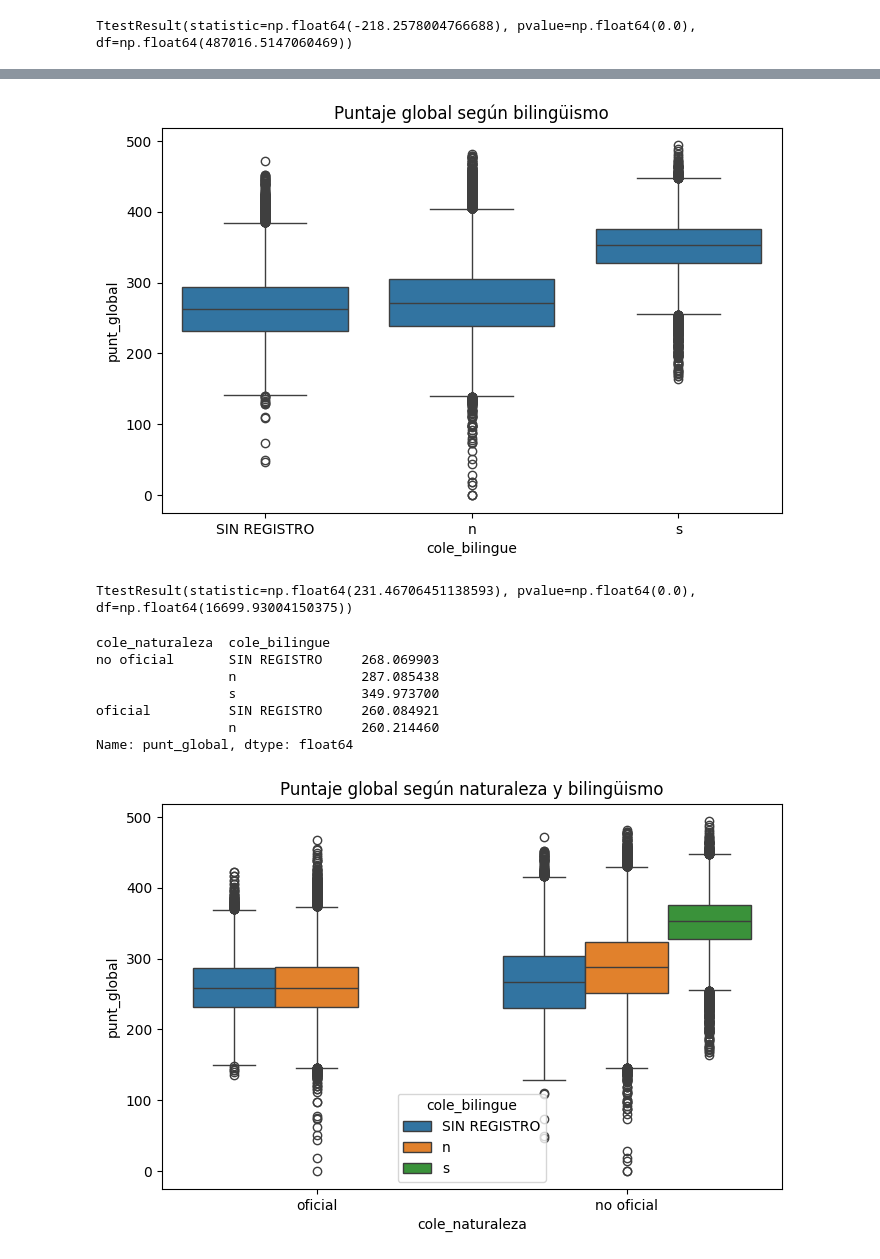
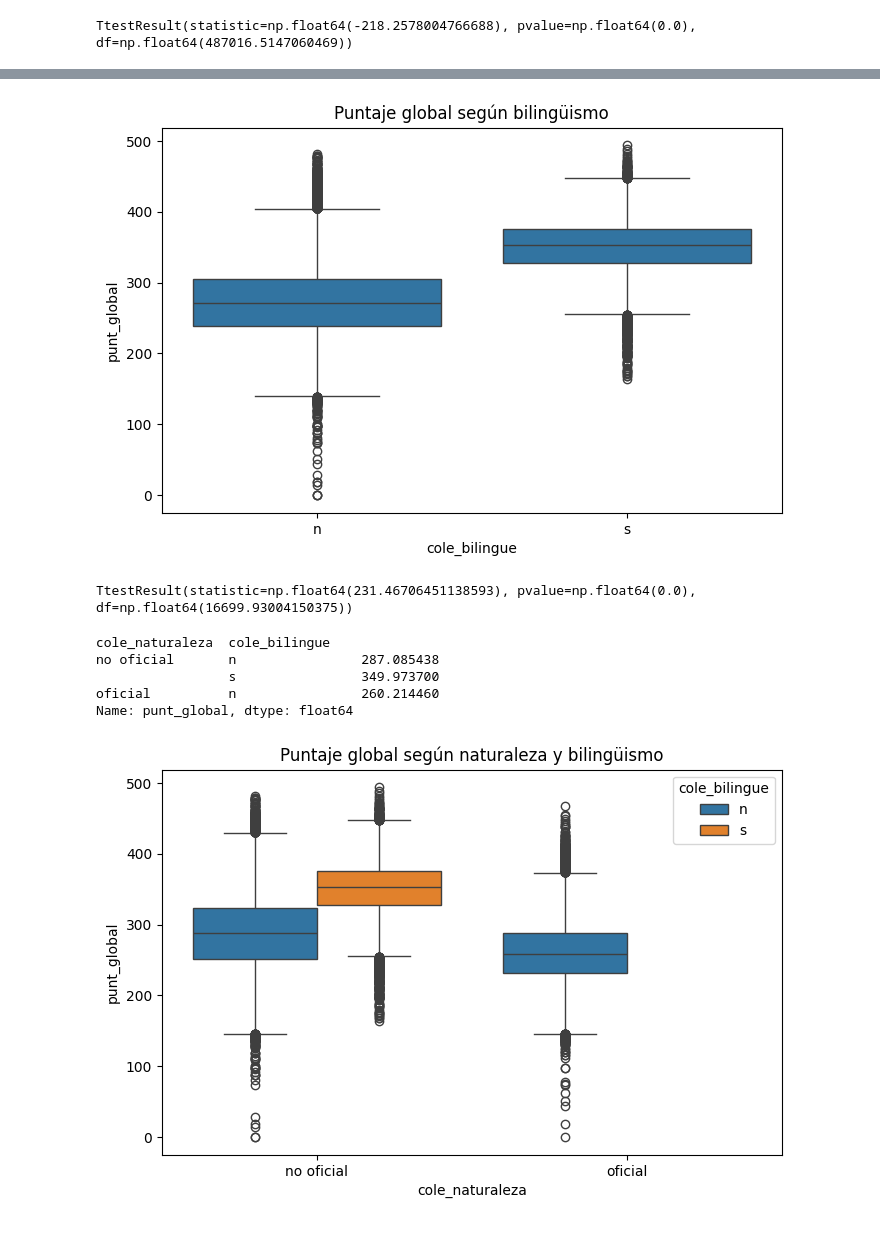
Before and after one commit to jhernandezj09/Proyecto-1, a Jupyter notebook: notebooks/AnalisisDatopPregunta2.ipynb, the cells around one changed output, grey strips where cells are left out. Saved outputs shown, nothing was run; the diff lists cells and outputs as text; code cells hidden in the pictures.

```diff
--- a/notebooks/AnalisisDatopPregunta2.ipynb
+++ b/notebooks/AnalisisDatopPregunta2.ipynb
@@ -52,7 +52,8 @@ stats.ttest_ind(oficial, no_oficial, equal_var=False)
 # %% [output]
 TtestResult(statistic=np.float64(-218.2578004766688), pvalue=np.float64(0.0), df=np.float64(487016.5147060469))
 # %%
-df.groupby("cole_bilingue")["punt_global"].agg(["count","mean","std","median"])
+df_bilingue = df[df["cole_bilingue"] != "SIN REGISTRO"]
+df_bilingue.groupby("cole_bilingue")["punt_global"].agg(["count","mean","std","median"])
 # %% [output]
 |  | count | mean | std | median |
 | cole_bilingue |  |  |  |  |
@@ -61,9 +61,9 @@ df.groupby("cole_bilingue")["punt_global"].agg(["count","mean","std","median"])
 | s | 15209 | 349.973700 | 40.105379 | 353.0 |
 # %%
 plt.figure(figsize=(8,5))
-sns.boxplot(x="cole_bilingue", y="punt_global", data=df)
+sns.boxplot(x="cole_bilingue", y="punt_global", data=df_bilingue)
 plt.title("Puntaje global según bilingüismo")
 plt.show()
 # %% [output]
-[figure, old version]
+[figure, new version]
 # %%
@@ -74,19 +74,17 @@ stats.ttest_ind(bilingue, no_bilingue, equal_var=False)
 # %% [output]
 TtestResult(statistic=np.float64(231.46706451138593), pvalue=np.float64(0.0), df=np.float64(16699.93004150375))
 # %%
-df.groupby(["cole_naturaleza","cole_bilingue"])["punt_global"].mean()
+df_bilingue.groupby(["cole_naturaleza","cole_bilingue"])["punt_global"].mean()
 # %% [output]
 cole_naturaleza  cole_bilingue
-no oficial       SIN REGISTRO     268.069903
-                 n                287.085438
+no oficial       n                287.085438
                  s                349.973700
-oficial          SIN REGISTRO     260.084921
-                 n                260.214460
+oficial          n                260.214460
 Name: punt_global, dtype: float64
 # %%
 plt.figure(figsize=(8,5))
-sns.boxplot(x="cole_naturaleza", y="punt_global", hue="cole_bilingue", data=df)
+sns.boxplot(x="cole_naturaleza", y="punt_global", hue="cole_bilingue", data=df_bilingue)
 plt.title("Puntaje global según naturaleza y bilingüismo")
 plt.show()
 # %% [output]
-[figure, old version]
+[figure, new version]
```
Also changed, not shown: parts of 2 cells of this notebook.
